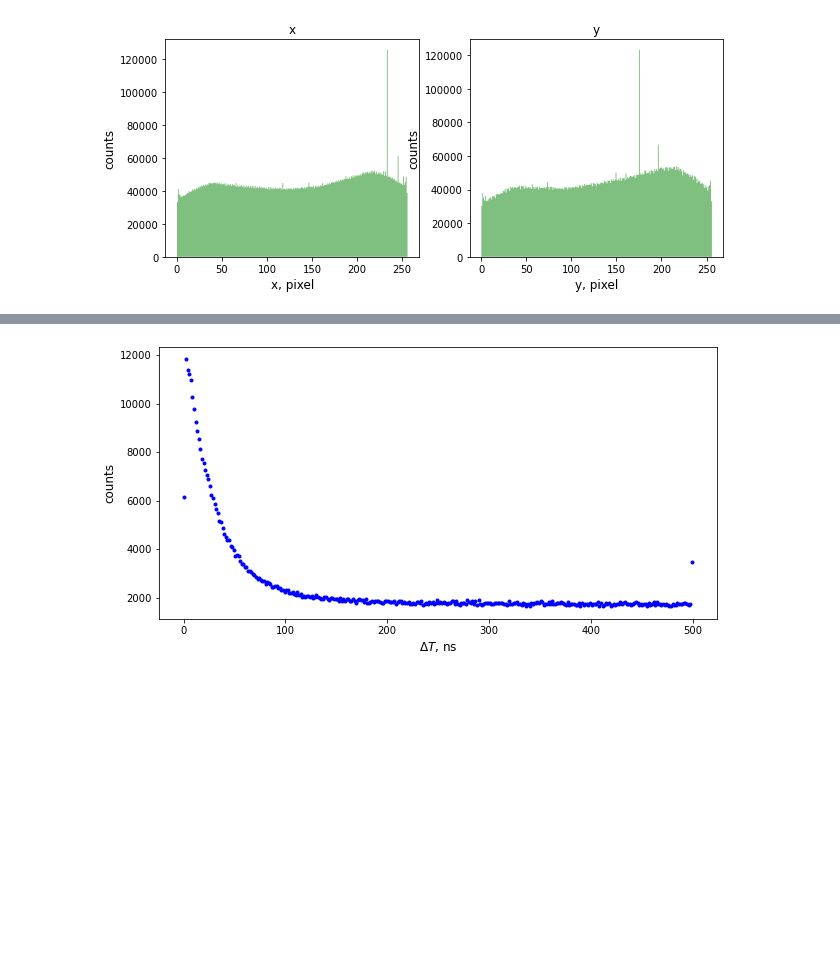
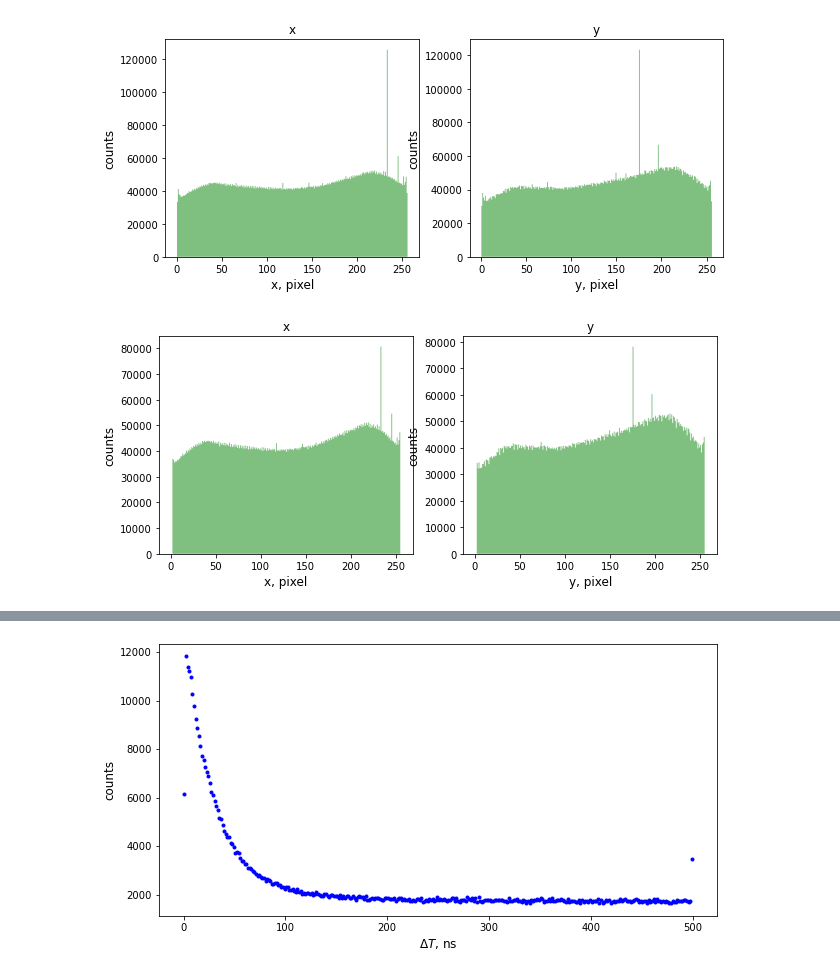
Before and after one commit to rmahon27/Afterpulsing-Analysis, a Jupyter notebook: AP_analysis.ipynb, the cells around one changed output, grey strips where cells are left out. Saved outputs shown, nothing was run; the diff lists cells and outputs as text; code cells hidden in the pictures; blank space fills up the shorter version.

```diff
--- a/AP_analysis.ipynb
+++ b/AP_analysis.ipynb
@@ -48,5 +50,7 @@ results.get_x_y_subplot()
 # %%
 results.select_area()
 # %%
-#results.get_new_x_y_subplots()
+results.get_new_x_y_subplots()
+# %% [output]
+[figure, added]
 # %%
```
Also changed, not shown: parts of 8 cells of this notebook.
